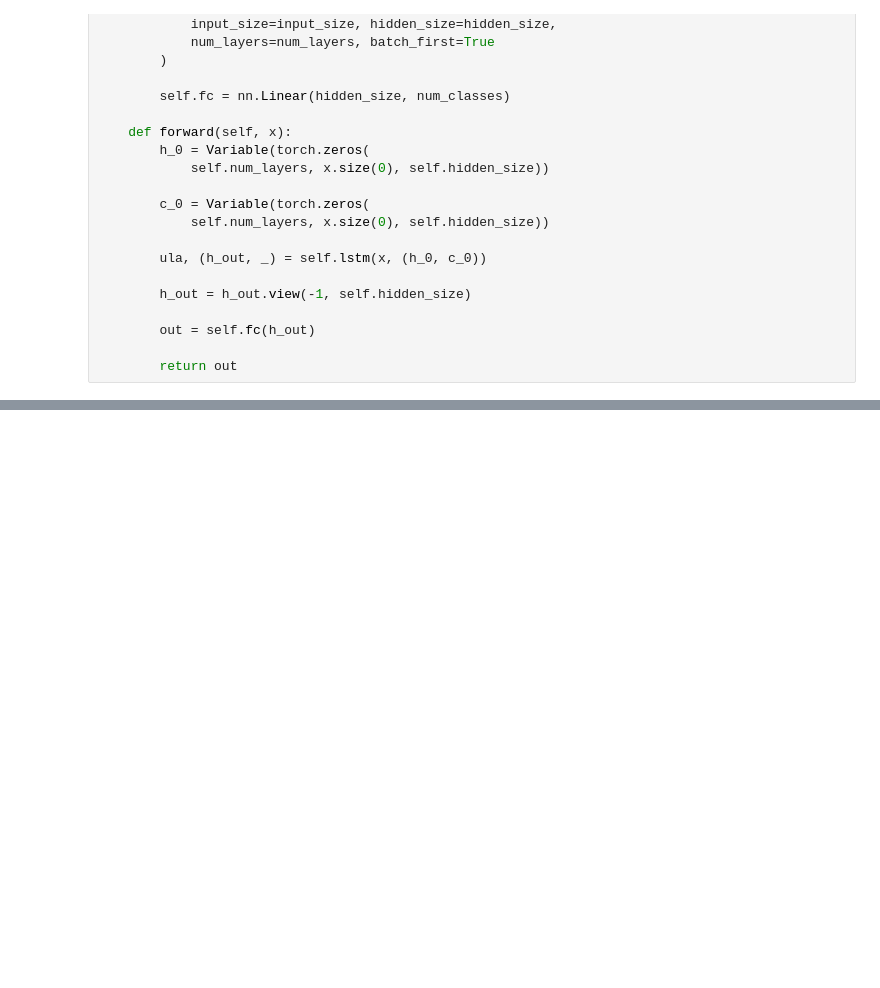
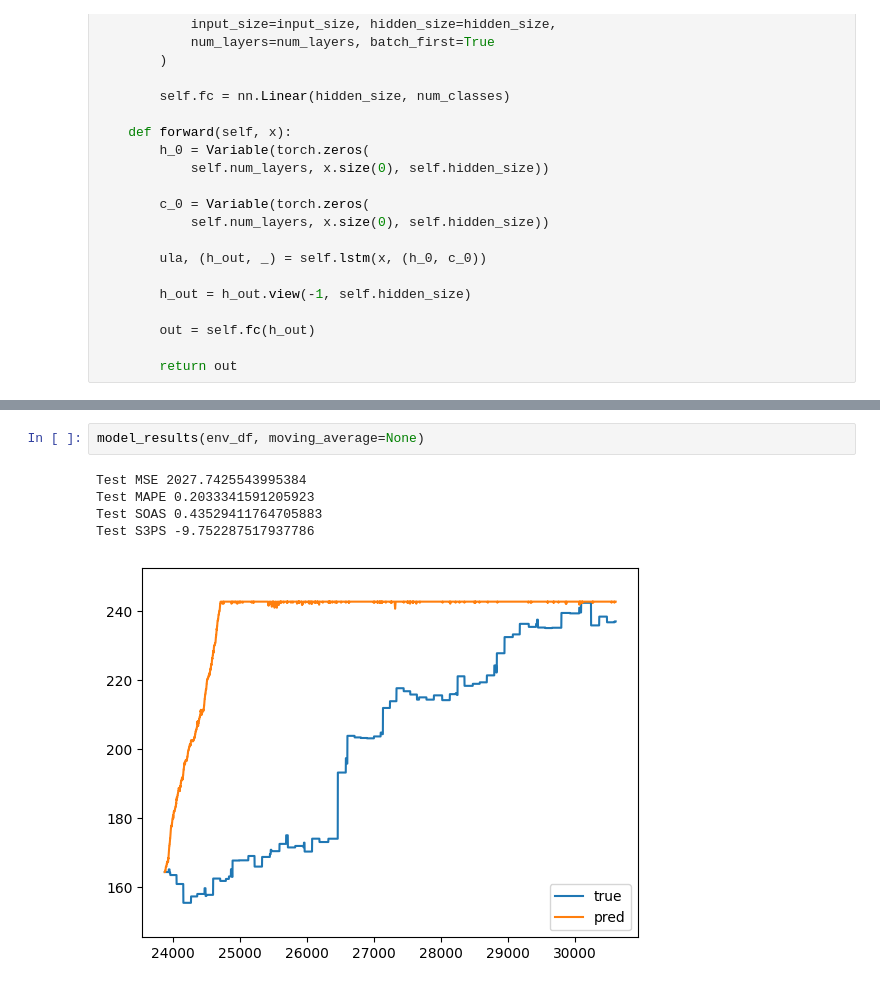
Before and after one commit to irusland/stonks, a Jupyter notebook: notebooks/lstm-gym-embeddings.ipynb, the cells around one changed output, grey strips where cells are left out. Drawn from its saved outputs; the diff is of its cells as text; blank space fills up the shorter version.

```diff
--- a/notebooks/lstm-gym-embeddings.ipynb
+++ b/notebooks/lstm-gym-embeddings.ipynb
@@ -790,0 +797,8 @@ Test S3PS -39.43636271798204
+# %%
+model_results(env_df, moving_average=None)
+# %% [output]
+Test MSE 2027.7425543995384
+Test MAPE 0.2033341591205923
+Test SOAS 0.43529411764705883
+Test S3PS -9.752287517937786
+[figure, added]
```
Also changed, not shown: parts of 20 cells of this notebook, 3 other files.
